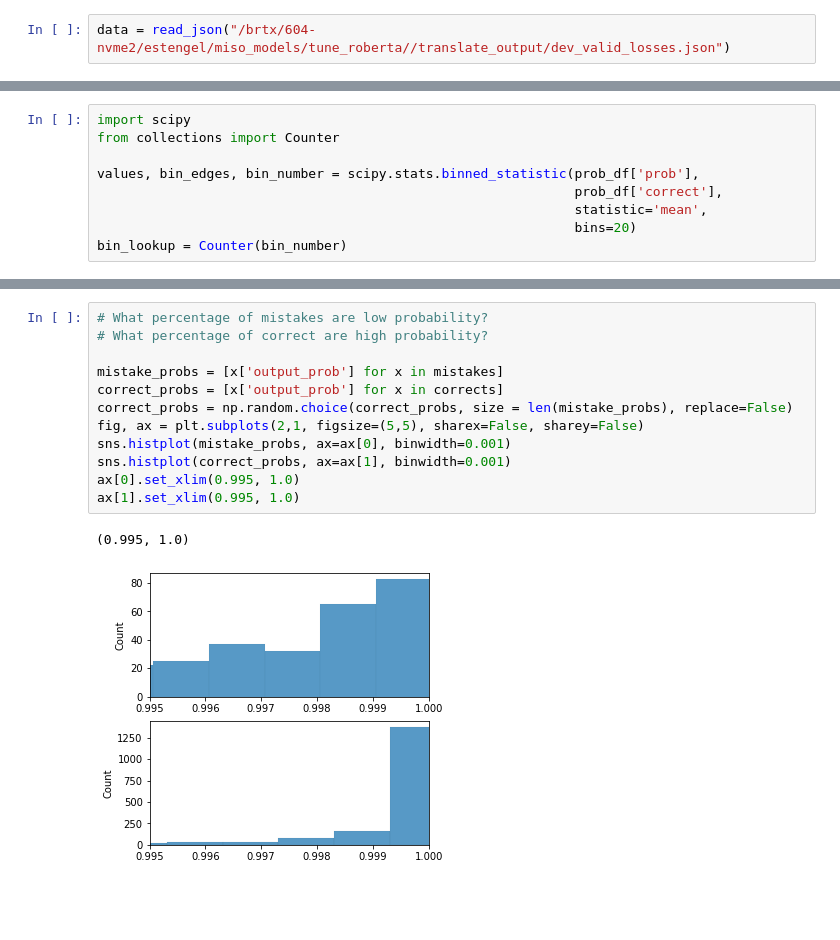
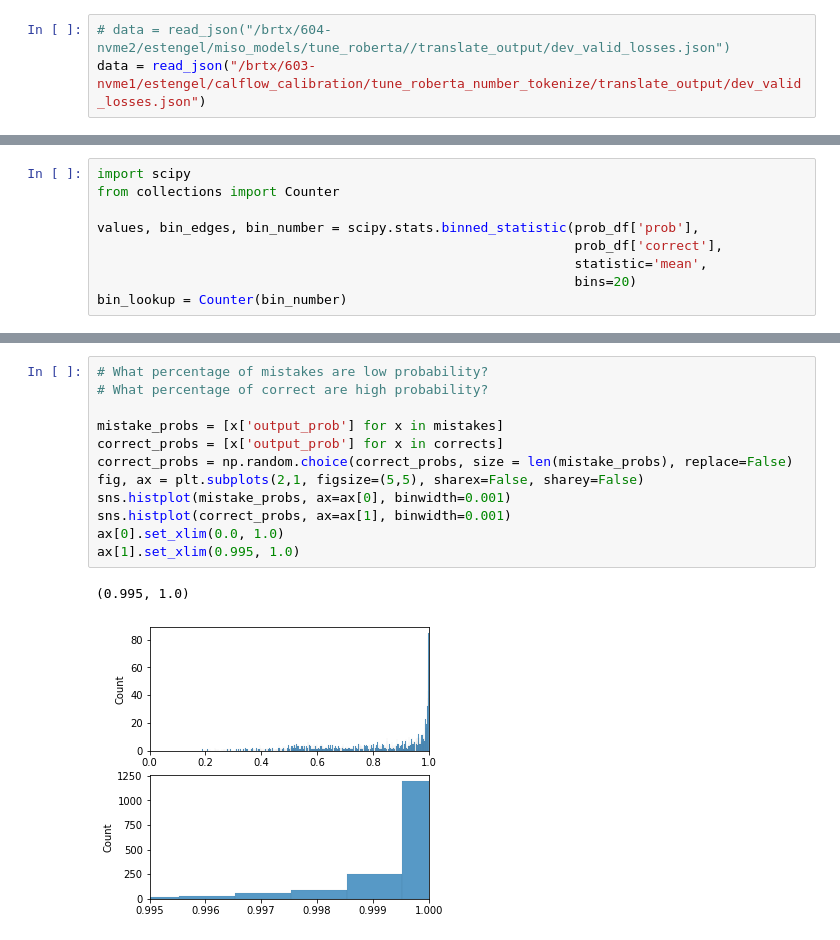
Before and after one commit to esteng/calibration_miso, a Jupyter notebook: analysis/calibration.ipynb, the cells around one changed output, grey strips where cells are left out. Cells and saved outputs as stored; diff of their text form; blank space fills up the shorter version.

Commit message:
update plot

```diff
--- a/analysis/calibration.ipynb
+++ b/analysis/calibration.ipynb
@@ -79,7 +79,8 @@ def get_probs(data):
 
     return mistakes, corrects
 # %%
-data = read_json("/brtx/604-nvme2/estengel/miso_models/tune_roberta//translate_output/dev_valid_losses.json")
+# data = read_json("/brtx/604-nvme2/estengel/miso_models/tune_roberta//translate_output/dev_valid_losses.json")
+data = read_json("/brtx/603-nvme1/estengel/calflow_calibration/tune_roberta_number_tokenize/translate_output/dev_valid_losses.json")
 # %% [output]
 opening data
 got data
@@ -256,18 +260,18 @@ for i in range(1, len(bins)):
 # %%
 # What percentage of mistakes are low probability?
 # What percentage of correct are high probability?
 
 mistake_probs = [x['output_prob'] for x in mistakes]
 correct_probs = [x['output_prob'] for x in corrects]
 correct_probs = np.random.choice(correct_probs, size = len(mistake_probs), replace=False)
 fig, ax = plt.subplots(2,1, figsize=(5,5), sharex=False, sharey=False)
 sns.histplot(mistake_probs, ax=ax[0], binwidth=0.001)
 sns.histplot(correct_probs, ax=ax[1], binwidth=0.001)
-ax[0].set_xlim(0.995, 1.0)
+ax[0].set_xlim(0.0, 1.0)
 ax[1].set_xlim(0.995, 1.0)
 # %% [output]
 (0.995, 1.0)
-[figure, old version]
+[figure, new version]
 # %%
 # what's the optimal threshold?
 
```
Also changed, not shown: parts of 7 cells of this notebook.
